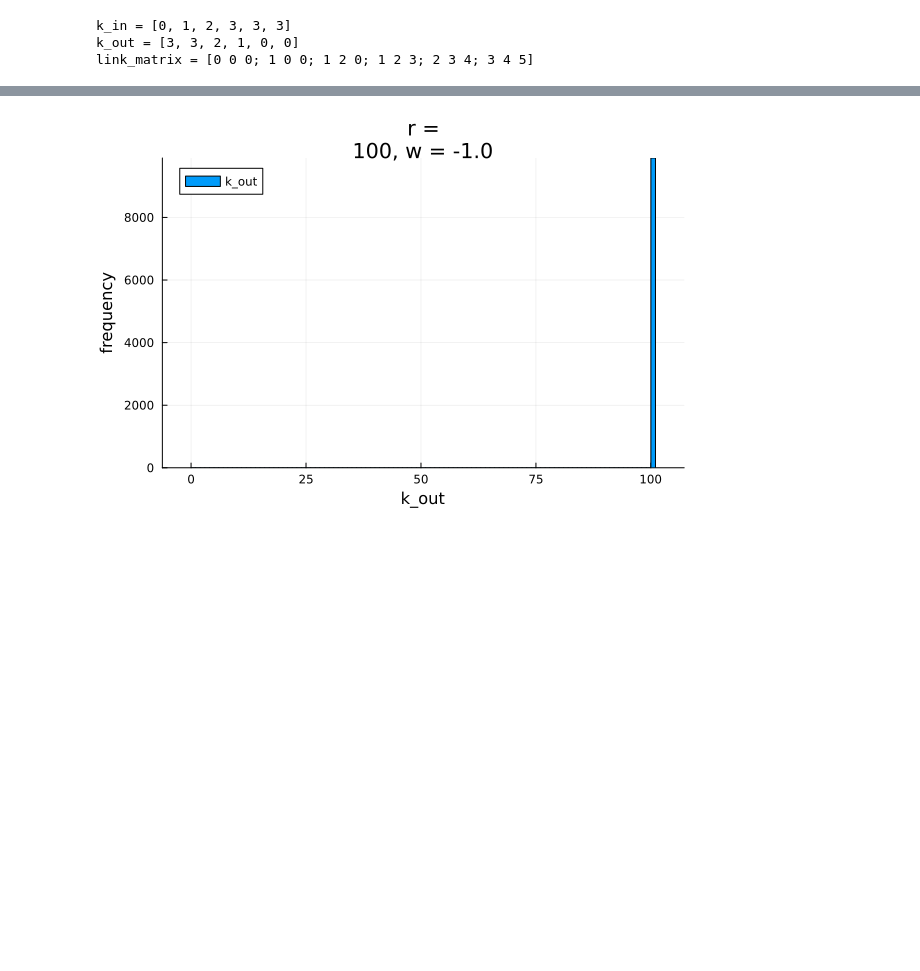
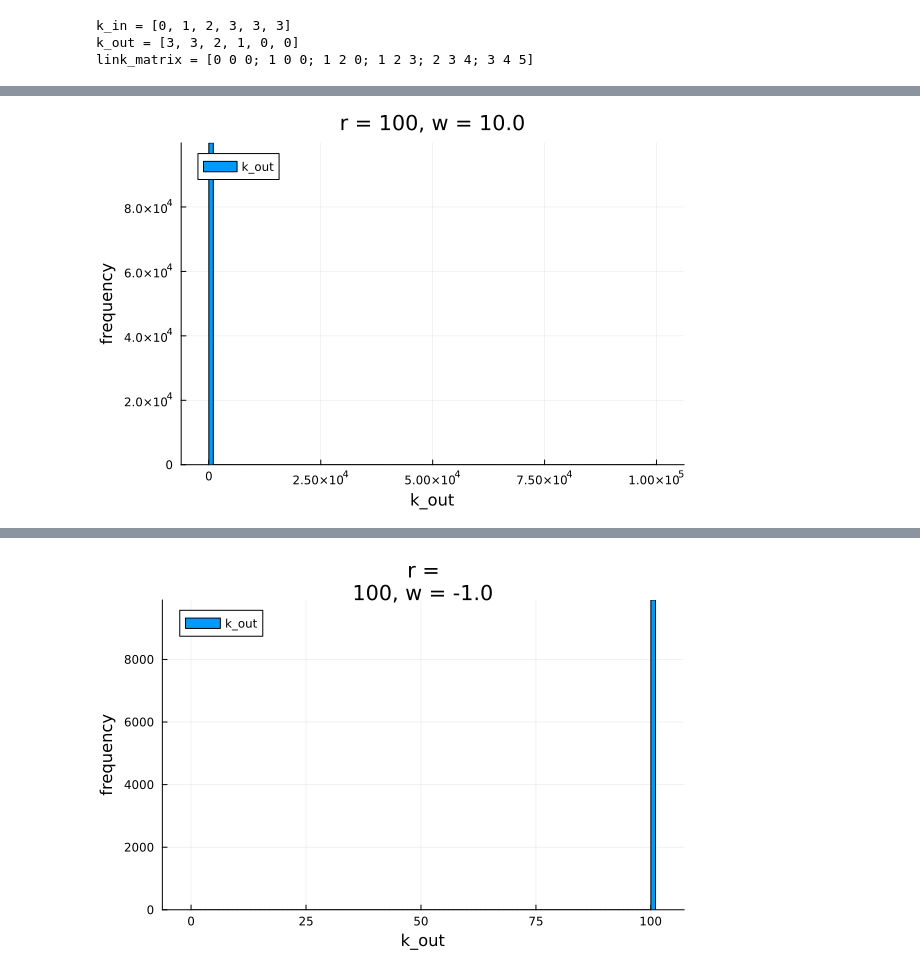
Before and after one commit to LABO-M/ACO-on-Network, a Jupyter notebook: notebooks/network.ipynb, the cells around one changed output, grey strips where cells are left out. Cells and saved outputs as stored; diff of their text form; code cells hidden in the pictures; blank space fills up the shorter version.

```diff
--- a/notebooks/network.ipynb
+++ b/notebooks/network.ipynb
@@ -118,14 +148,15 @@ link_matrix = [0 0 0; 1 0 0; 1 2 0; 1 2 3; 4 3 0; 5 4 3; 6 5 4; 7 6 4; 7 6 8; 9
 # %%
 # パラメータの設定
-T = 1000000
+T = 100000
 r = 100
 w = 10.0
 
 _, k_out, _ = Network.generate_network(T, r, w)
 
-# 次数分布をプロット
+# 散布図をプロット
 using Plots
-
 histogram(k_out, bins=100, label="k_out", xlabel="k_out", ylabel="frequency", title="r = $(r), w = $(w)")
+# %% [output]
+[figure, added]
 # %%
 # パラメータの設定
```
Also changed, not shown: parts of 13 cells of this notebook, 2 other files.
